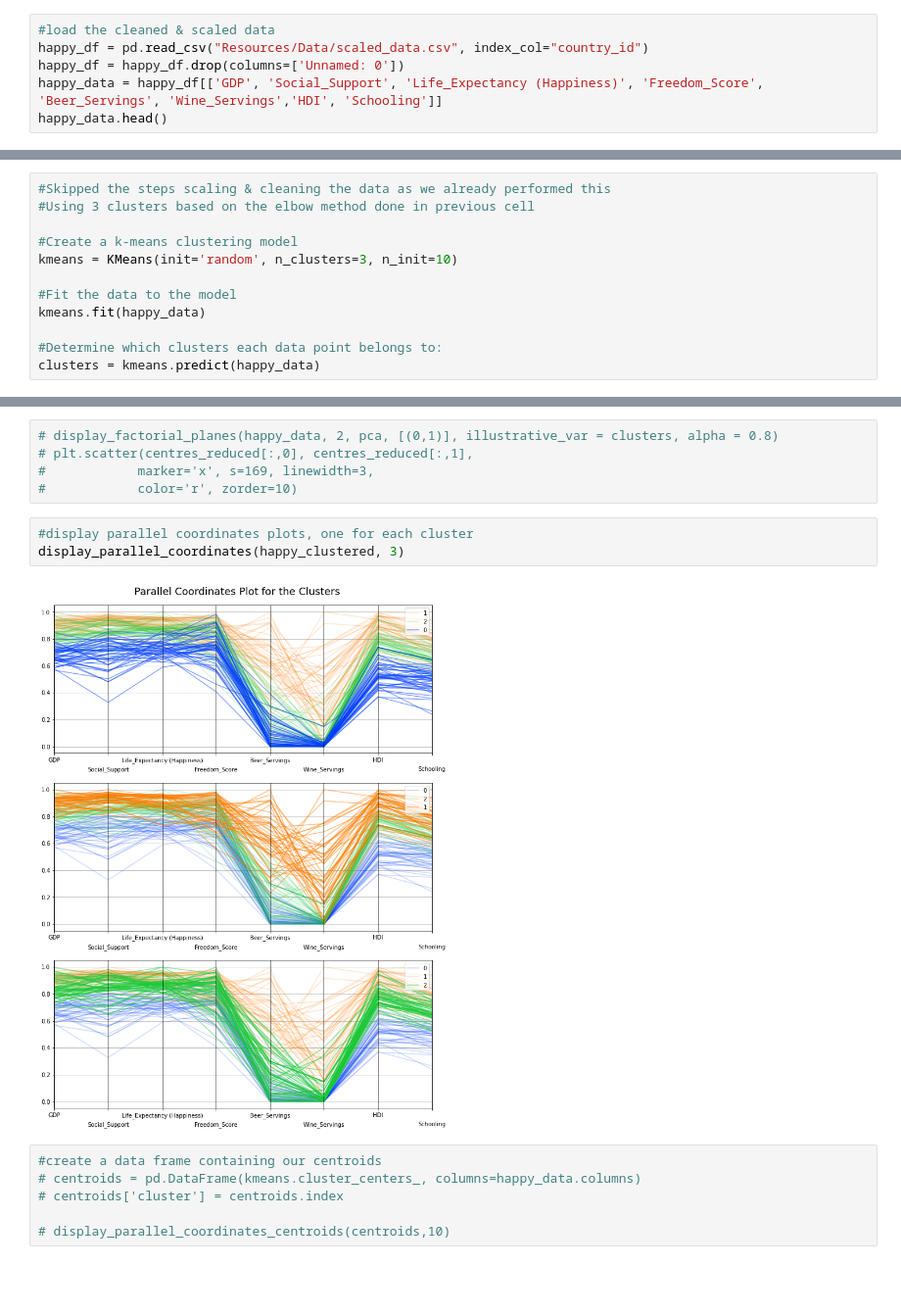
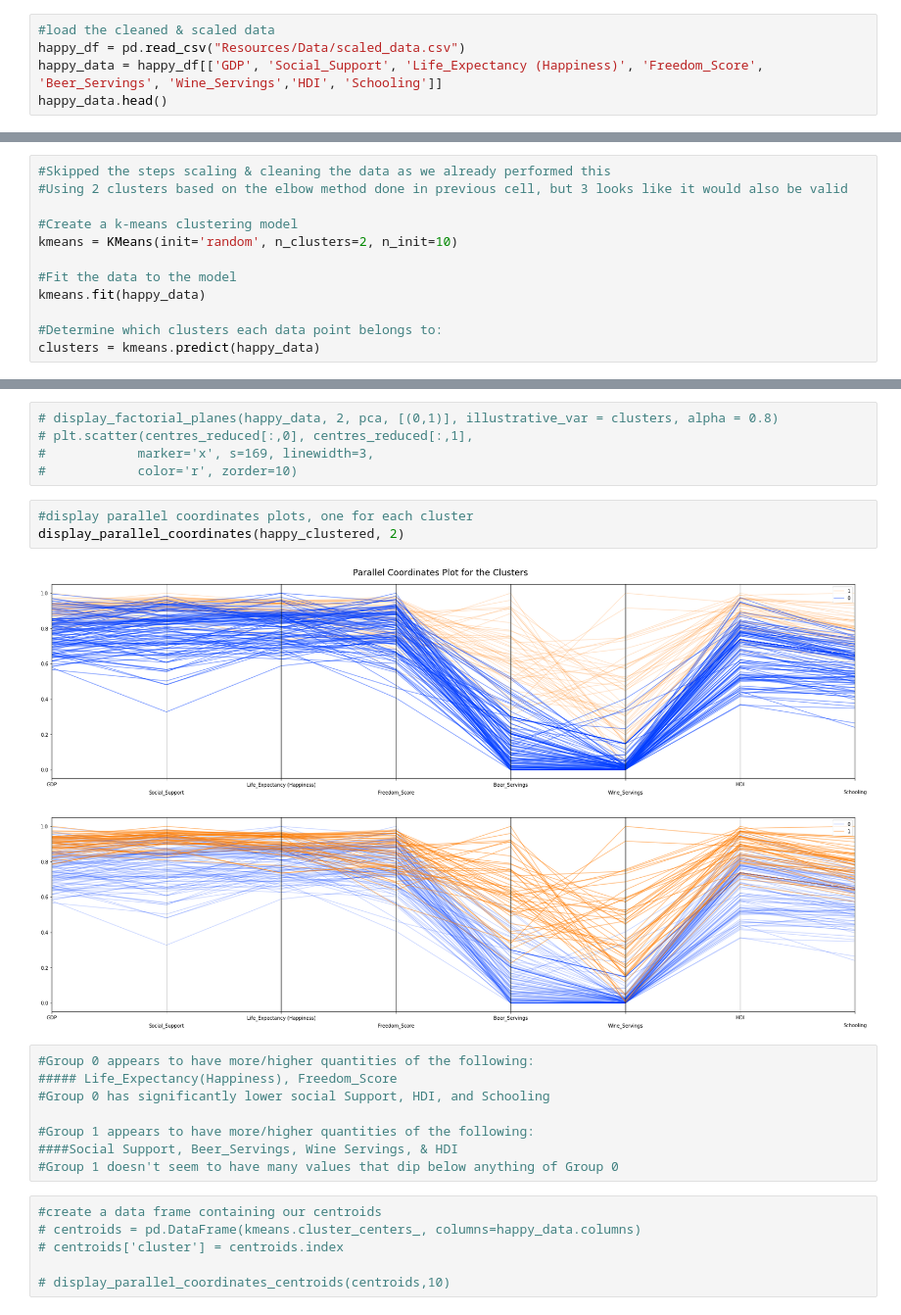
Before and after one commit to staceywai/Final-Project, a Jupyter notebook: exploring_pca_high_correlation.ipynb, the cells around one changed output, grey strips where cells are left out. Shown at 98% size. Saved outputs shown, nothing was run; the diff lists cells and outputs as text; blank space fills up the shorter version.

Commit message:
analyzed the elbow & pca of highly correlated columns

```diff
--- a/exploring_pca_high_correlation.ipynb
+++ b/exploring_pca_high_correlation.ipynb
@@ -21,8 +21,7 @@ from sklearn.cluster import KMeans
 from functions import *
 # %%
 #load the cleaned & scaled data
-happy_df = pd.read_csv("Resources/Data/scaled_data.csv", index_col="country_id")
-happy_df = happy_df.drop(columns=['Unnamed: 0'])
+happy_df = pd.read_csv("Resources/Data/scaled_data.csv")
 happy_data = happy_df[['GDP', 'Social_Support', 'Life_Expectancy (Happiness)', 'Freedom_Score', 'Beer_Servings', 'Wine_Servings','HDI', 'Schooling']]
 happy_data.head()
 # %% [output]
@@ -53,9 +51,9 @@ plt.show()
 # %%
 #Skipped the steps scaling & cleaning the data as we already performed this
-#Using 3 clusters based on the elbow method done in previous cell
+#Using 2 clusters based on the elbow method done in previous cell, but 3 looks like it would also be valid
 
 #Create a k-means clustering model
-kmeans = KMeans(init='random', n_clusters=3, n_init=10)
+kmeans = KMeans(init='random', n_clusters=2, n_init=10)
 
 #Fit the data to the model
 kmeans.fit(happy_data)
@@ -113,9 +109,17 @@ happy_reduced_df.head()
 #            color='r', zorder=10)
 # %%
 #display parallel coordinates plots, one for each cluster
-display_parallel_coordinates(happy_clustered, 3)
+display_parallel_coordinates(happy_clustered, 2)
 # %% [output]
-[figure, old version]
+[figure, new version]
+# %%
+#Group 0 appears to have more/higher quantities of the following:
+##### Life_Expectancy(Happiness), Freedom_Score
+#Group 0 has significantly lower social Support, HDI, and Schooling
+
+#Group 1 appears to have more/higher quantities of the following:
+####Social Support, Beer_Servings, Wine Servings, & HDI
+#Group 1 doesn't seem to have many values that dip below anything of Group 0
 # %%
 #create a data frame containing our centroids
 # centroids = pd.DataFrame(kmeans.cluster_centers_, columns=happy_data.columns)
```
Also changed, not shown: parts of 4 cells of this notebook, 1 other file.
